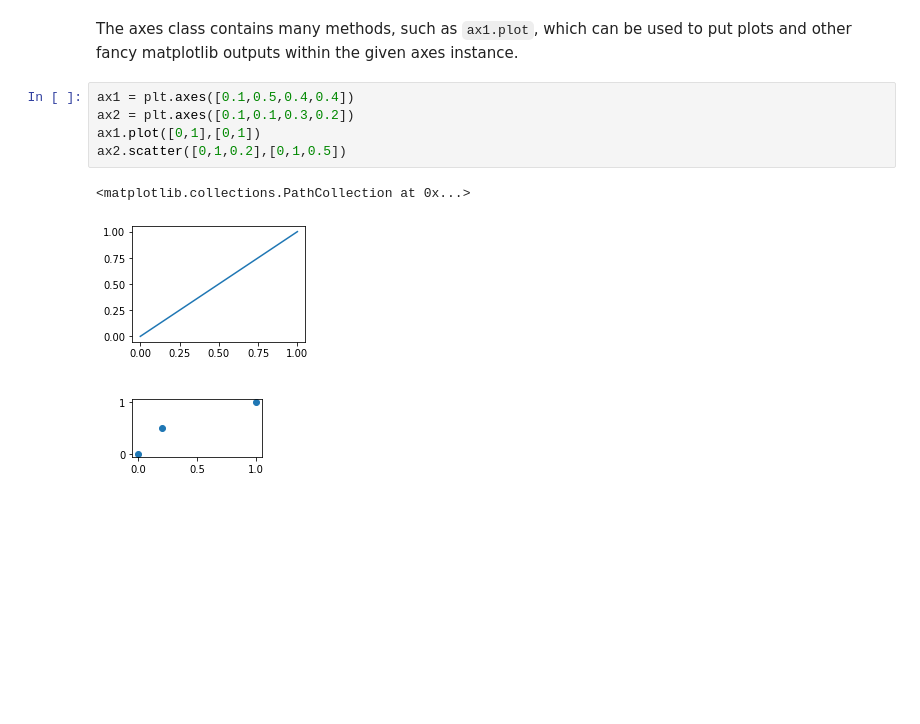
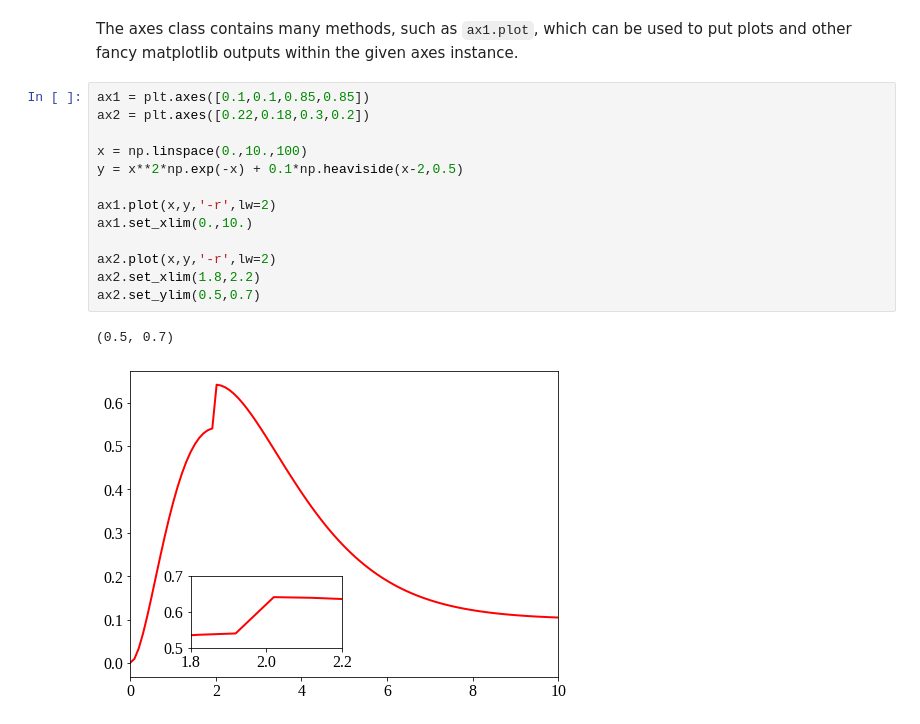
Before and after one commit to omsharansalafia/intropython, a Jupyter notebook: notes/03_Matplotlib.ipynb, the cells around one changed output. Drawn from its saved outputs; the diff is of its cells as text; blank space fills up the shorter version.

```diff
--- a/notes/03_Matplotlib.ipynb
+++ b/notes/03_Matplotlib.ipynb
@@ -248,10 +252,18 @@ ax2 = plt.axes([0.1,0.1,0.3,0.2])
 # %% [markdown]
 The axes class contains many methods, such as `ax1.plot`, which can be used to put plots and other fancy matplotlib outputs within the given axes instance.
-# %%
-ax1 = plt.axes([0.1,0.5,0.4,0.4])
-ax2 = plt.axes([0.1,0.1,0.3,0.2])
-ax1.plot([0,1],[0,1])
-ax2.scatter([0,1,0.2],[0,1,0.5])
-# %% [output]
-<matplotlib.collections.PathCollection at 0x...>
-[figure, removed]
+# %%
+ax1 = plt.axes([0.1,0.1,0.85,0.85])
+ax2 = plt.axes([0.22,0.18,0.3,0.2])
+
+x = np.linspace(0.,10.,100)
+y = x**2*np.exp(-x) + 0.1*np.heaviside(x-2,0.5)
+
+ax1.plot(x,y,'-r',lw=2)
+ax1.set_xlim(0.,10.)
+
+ax2.plot(x,y,'-r',lw=2)
+ax2.set_xlim(1.8,2.2)
+ax2.set_ylim(0.5,0.7)
+# %% [output]
+(0.5, 0.7)
+[figure, added]
```
Also changed, not shown: parts of 6 cells of this notebook, 10 other files.
